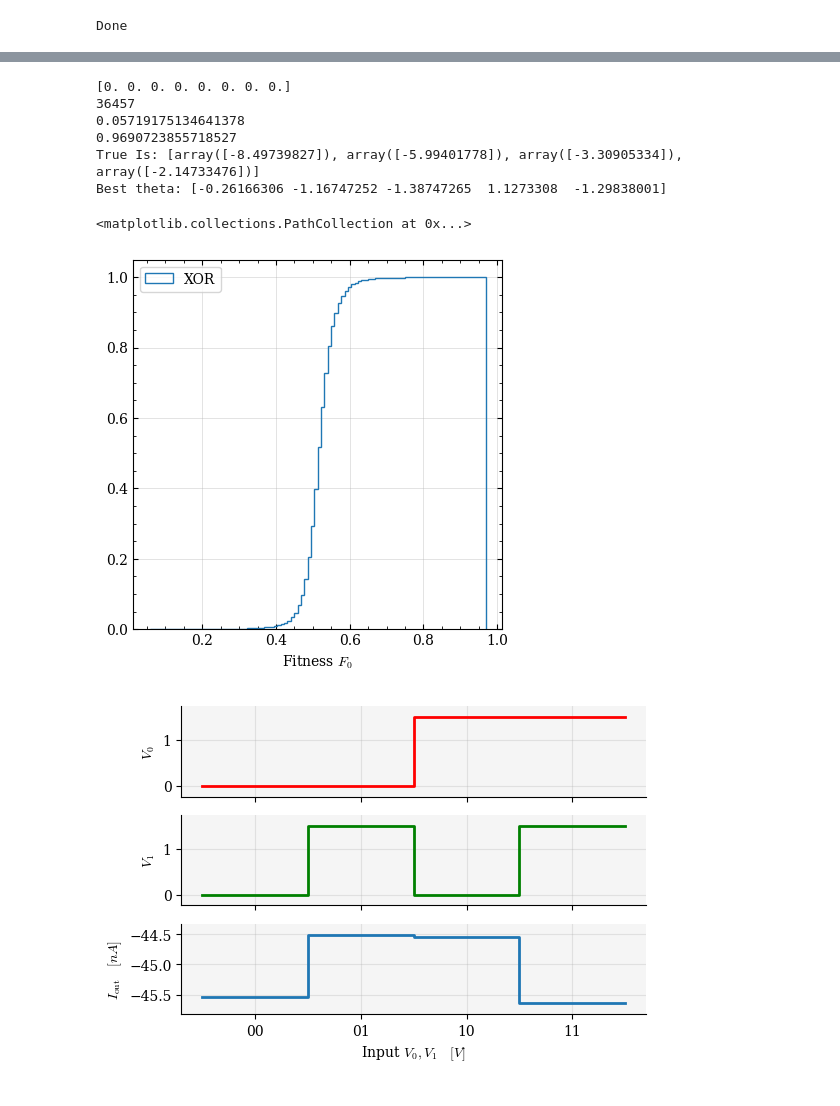
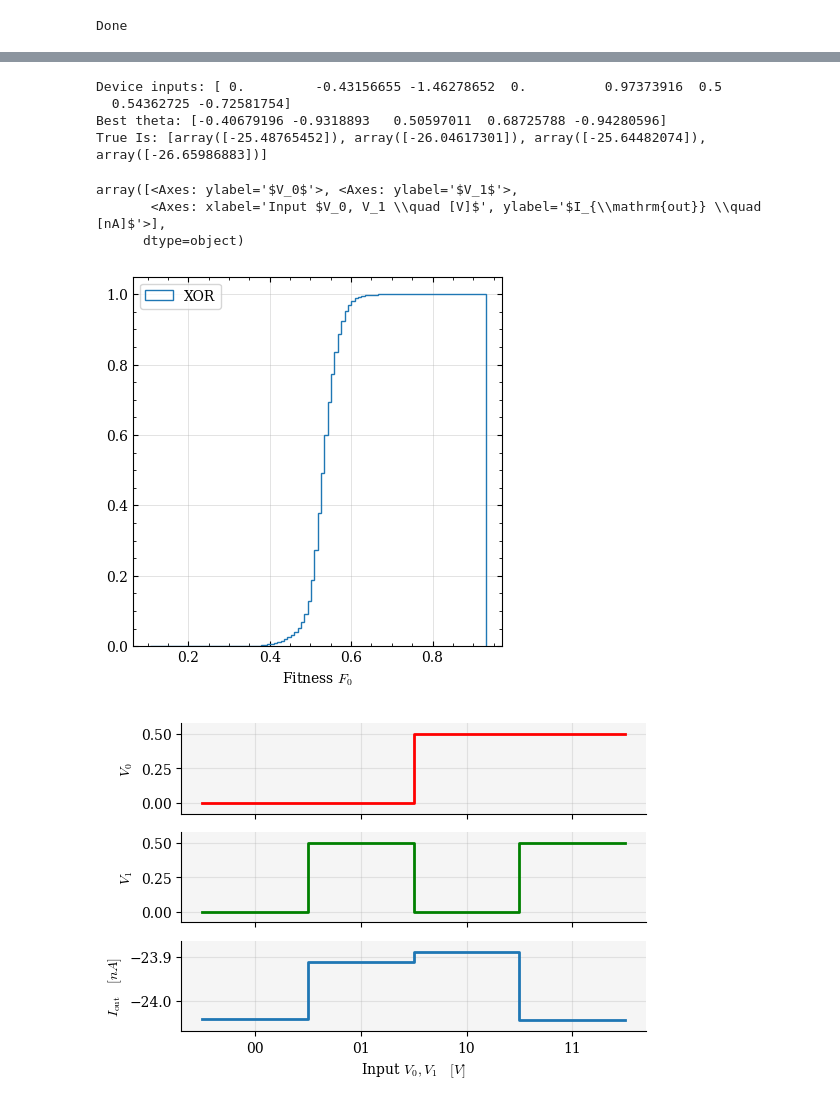
Before and after one commit to jwass1997/kmc_project, a Jupyter notebook: scripts/python_scripts/sm_on_logic_gates.ipynb, the cells around one changed output, grey strips where cells are left out. Drawn from its saved outputs; the diff is of its cells as text; code cells hidden in the pictures.

```diff
--- a/scripts/python_scripts/sm_on_logic_gates.ipynb
+++ b/scripts/python_scripts/sm_on_logic_gates.ipynb
@@ -237,50 +428,49 @@ Done
 # %%
 C = 1.602e-19
 scale = 1e21
 
-data = np.load(f'/gpfs/bwfor/work/ws/hd_gy283-my_data/data_vMB_ring_1e7_gate=XOR_0.0_1.5.npz')
-print(data['inputs'])
+data = np.load(f'/gpfs/bwfor/work/ws/hd_gy283-my_data/{data_type}_gate=XOR_0.0_{on_volt}.npz')
+print('Device inputs:', data['inputs'])
+print('Best theta:', best_theta)
+I_00 = np.load(f'/gpfs/bwfor/work/ws/hd_gy283-my_data/{data_type}_gate=XOR_0.0_0.0.npz')['current'] * scale
+I_01 = np.load(f'/gpfs/bwfor/work/ws/hd_gy283-my_data/{data_type}_gate=XOR_0.0_{on_volt}.npz')['current'] * scale
+I_10 = np.load(f'/gpfs/bwfor/work/ws/hd_gy283-my_data/{data_type}_gate=XOR_{on_volt}_0.0.npz')['current'] * scale
+I_11 = np.load(f'/gpfs/bwfor/work/ws/hd_gy283-my_data/{data_type}_gate=XOR_{on_volt}_{on_volt}.npz')['current'] * scale
 
-I_00 = np.load(f'/gpfs/bwfor/work/ws/hd_gy283-my_data/data_vMB_ring_1e7_gate=XOR_0.0_0.0.npz')['current'] * scale
-I_01 = np.load(f'/gpfs/bwfor/work/ws/hd_gy283-my_data/data_vMB_ring_1e7_gate=XOR_0.0_1.5.npz')['current'] * scale
-I_10 = np.load(f'/gpfs/bwfor/work/ws/hd_gy283-my_data/data_vMB_ring_1e7_gate=XOR_1.5_0.0.npz')['current'] * scale
-I_11 = np.load(f'/gpfs/bwfor/work/ws/hd_gy283-my_data/data_vMB_ring_1e7_gate=XOR_1.5_1.5.npz')['current'] * scale
+true_Is = [I_00, I_01, I_10, I_11]
+print('True Is:', true_Is)
 
-min_score = min(scores)
-max_score = max(scores)
-max_index = scores.index(max_score)
-print(max_index)
-print(min_score)
-print(max_score)
+#min_score = min(scores)
+#max_score = max(scores)
+#max_index = scores.index(max_score)
+#print(max_index)
+#print(min_score)
+#print(max_score)
 bins = 100
 fig, ax = plt.subplots()
 ax.minorticks_on()
 ax.tick_params(top=True, right=True, which='both')
 ax.tick_params(which='both', direction='in')
 ax.hist(scores, bins=bins, density=True, histtype='step', cumulative=True, label=f'{gate}')
 ax.grid(lw=0.5, alpha=0.5)
 ax.set_xlabel(r'Fitness $F_0$')
 ax.set_box_aspect(1)
 ax.legend()
 
-true_Is = [I_00, I_01, I_10, I_11]
-print('True Is:', true_Is)
-
-best_theta = [-0.19674096, -0.85058564, -1.16885727, -0.20346563,  1.46270051]#theta_samples[max_index]
-print('Best theta:', best_theta)
+#best_theta = np.array([-0.18653527, -0.90552889, 1.08637776, 1.47960793, -1.31394428])#theta_samples[max_index]
 
 axes = plot_gate(model, best_theta, control_indices, gate_inputs)
 for a in axes:
     ax.tick_params(direction='in', which='major')
 
-axes[2].scatter(np.arange(4), true_Is)
+plot_gate_from_currents(gate_inputs, true_Is)
 # %% [output]
-[0. 0. 0. 0. 0. 0. 0. 0.]
-36457
-0.05719175134641378
-0.9690723855718527
-True Is: [array([-8.49739827]), array([-5.99401778]), array([-3.30905334]), array([-2.14733476])]
-Best theta: [-0.26166306 -1.16747252 -1.38747265  1.1273308  -1.29838001]
+Device inputs: [ 0.         -0.43156655 -1.46278652  0.          0.97373916  0.5
+  0.54362725 -0.72581754]
+Best theta: [-0.40679196 -0.9318893   0.50597011  0.68725788 -0.94280596]
+True Is: [array([-25.48765452]), array([-26.04617301]), array([-25.64482074]), array([-26.65986883])]
-<matplotlib.collections.PathCollection at 0x...>
+array([<Axes: ylabel='$V_0$'>, <Axes: ylabel='$V_1$'>,
+       <Axes: xlabel='Input $V_0, V_1 \\quad [V]$', ylabel='$I_{\\mathrm{out}} \\quad [nA]$'>],
+      dtype=object)
-[figure, old version]
+[figure, new version]
-[figure, old version]
+[figure, new version]
```
Also changed, not shown: parts of 6 cells of this notebook, 56 other files.
